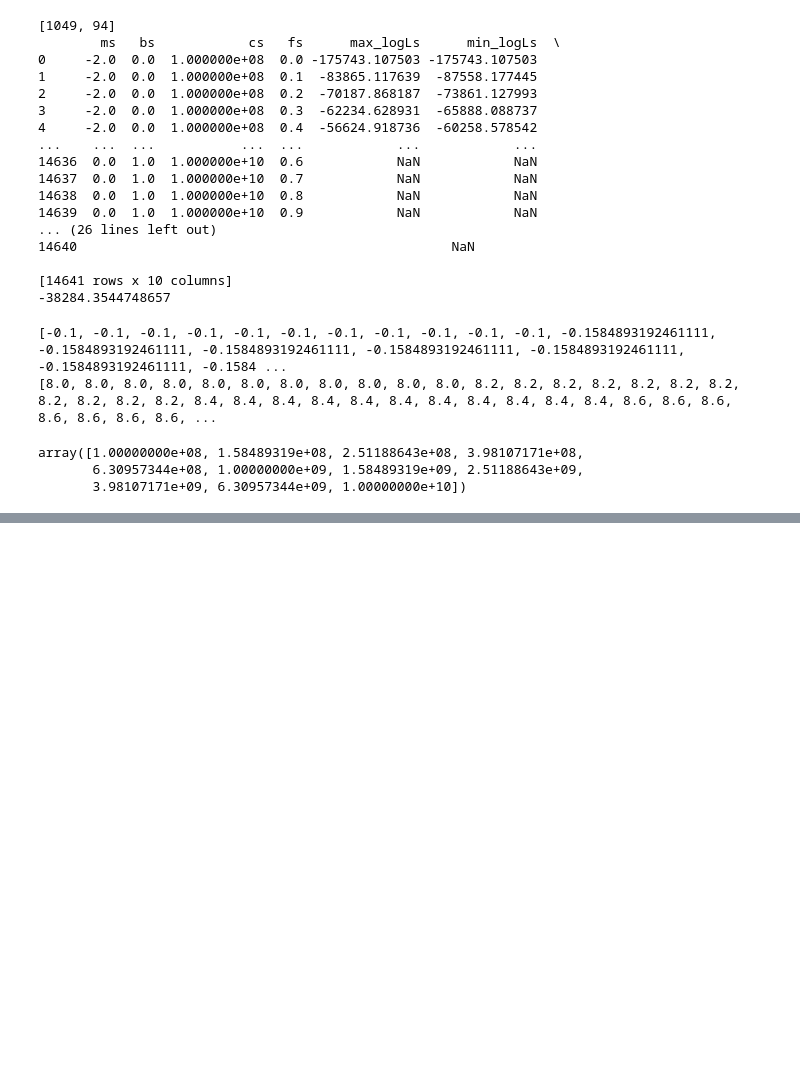
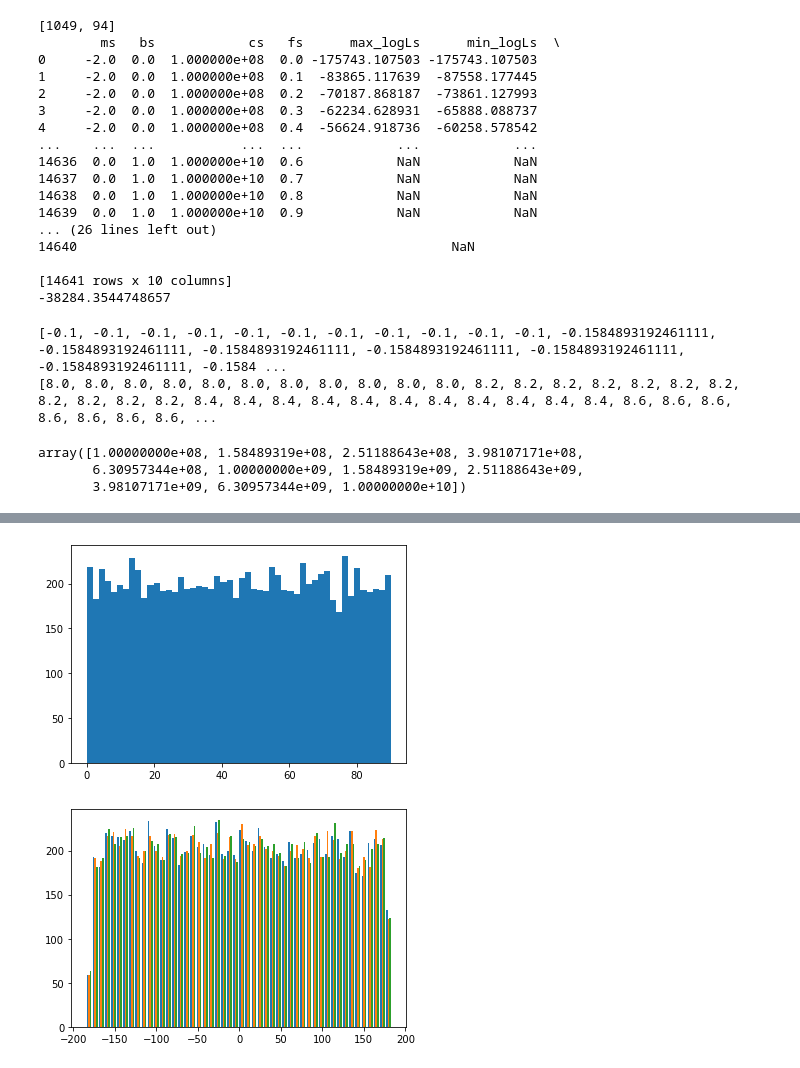
Before and after one commit to exoclam/sculpting, a Jupyter notebook: hipergator/analyze-hipergator-van-eylen.ipynb, the cells around one changed output, grey strips where cells are left out. Drawn from its saved outputs; the diff is of its cells as text; code cells hidden in the pictures; blank space fills up the shorter version.

```diff
--- a/hipergator/analyze-hipergator-van-eylen.ipynb
+++ b/hipergator/analyze-hipergator-van-eylen.ipynb
@@ -110,0 +242,20 @@ plt.show()
+# %%
+midplanes = []
+incls = []
+sigma = np.pi/90
+for i in range(10000):
+    midplane = np.random.uniform(-np.pi/2,np.pi/2,1)
+    midplanes.append(midplane)
+
+    incl = np.random.normal(midplane, sigma, 3)
+    incl = midplane + incl
+    incls.append(incl)
+
+plt.hist(np.array(np.abs(midplanes))*180/np.pi, bins=50)
+plt.show()
+
+plt.hist(np.array(incls)*180/np.pi, bins=50)
+plt.show()
+# %% [output]
+[figure, added]
+[figure, added]
```
Also changed, not shown: parts of 10 cells of this notebook, 6 other files.
